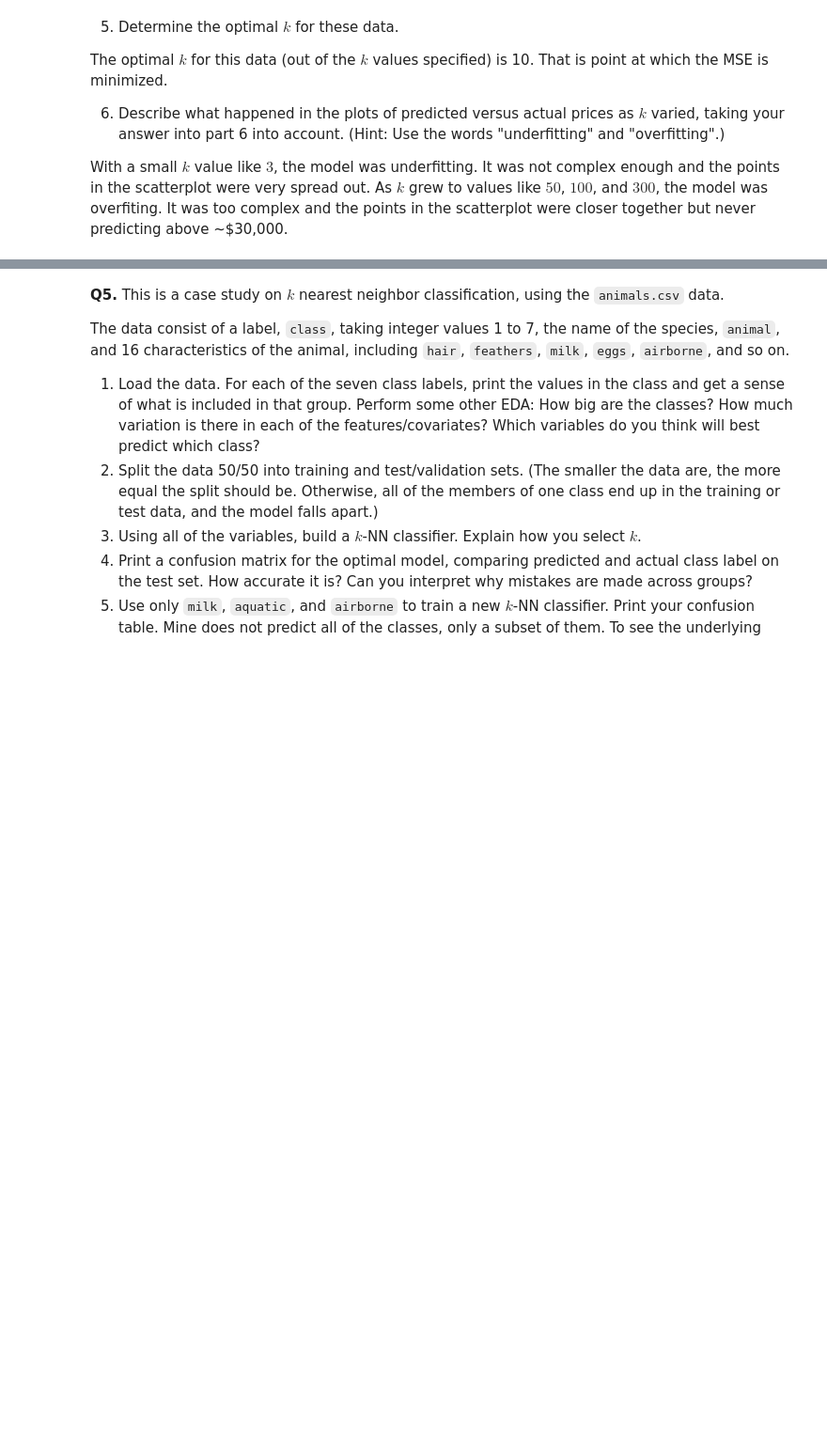
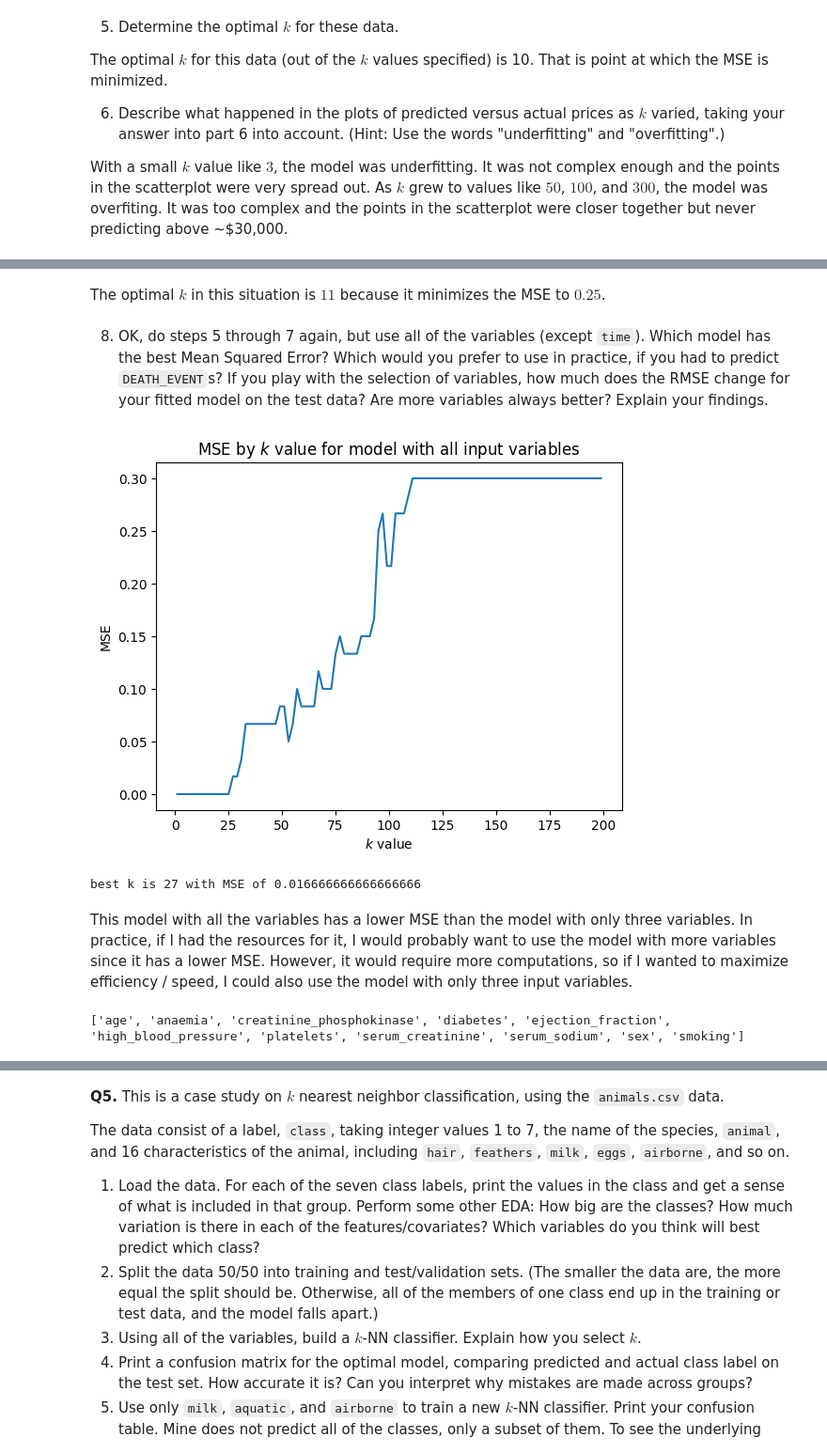
Before and after one commit to syd-nguyen/ds3021-assignments, a Jupyter notebook: assignments/02_assignment_knn.ipynb, the cells around one changed output, grey strips where cells are left out. Shown at 94% size. Saved outputs shown, nothing was run; the diff lists cells and outputs as text; code cells hidden in the pictures; blank space fills up the shorter version.

```diff
--- a/assignments/02_assignment_knn.ipynb
+++ b/assignments/02_assignment_knn.ipynb
@@ -174,0 +322,47 @@ The data for the question include:
+# %% [markdown]
+The optimal $k$ in this situation is $11$ because it minimizes the MSE to $0.25$.
+# %% [markdown]
+8. OK, do steps 5 through 7 again, but use all of the variables (except `time`). Which model has the best Mean Squared Error? Which would you prefer to use in practice, if you had to predict `DEATH_EVENT`s? If you play with the selection of variables, how much does the RMSE change for your fitted model on the test data? Are more variables always better? Explain your findings.
+# %%
+x2 = HEARTS
+y2 = HEARTS['DEATH_EVENT']
+
+# maxmin normalize
+x2 = x2.apply(maxmin)
+
+# train test split
+x2train, x2test, y2train, y2test = train_test_split(x2, y2, test_size=0.2, random_state=343)
+
+# make models and plot MSEs
+mses2 = []
+
+for k in ks:
+    model = KNeighborsClassifier(n_neighbors=k)
+    model = model.fit(x2train, y2train)
+    yhat2 = model.predict(x2test)
+    mses2.append(mse(y2test, yhat2))
+
+sns.lineplot(x=ks, y=mses2)
+plt.title('MSE by $k$ value for model with all input variables')
+plt.xlabel('$k$ value')
+plt.ylabel('MSE')
+plt.show()
+# %% [output]
+[figure, added]
+# %%
+# find best k
+mses2 = [1 if mse == 0 else mse for mse in mses2] # replace all 0s with 1
+index2 = np.argmin(mses2)
+bestk2 = ks[index2]
+bestMSE2 = np.min(mses2)
+print('best k is', bestk2, 'with MSE of', bestMSE2)
+# %% [output]
+best k is 27 with MSE of 0.016666666666666666
+# %% [markdown]
+This model with all the variables has a lower MSE than the model with only three variables. In practice, if I had the resources for it, I would probably want to use the model with more variables since it has a lower MSE. However, it would require more computations, so if I wanted to maximize efficiency / speed, I could also use the model with only three input variables.
+# %%
+possibleVars = HEARTS.columns.tolist()
+possibleVars.remove('DEATH_EVENT')
+print(possibleVars)
+# %% [output]
+['age', 'anaemia', 'creatinine_phosphokinase', 'diabetes', 'ejection_fraction', 'high_blood_pressure', 'platelets', 'serum_creatinine', 'serum_sodium', 'sex', 'smoking']
```
Also changed, not shown: parts of 25 cells of this notebook.
